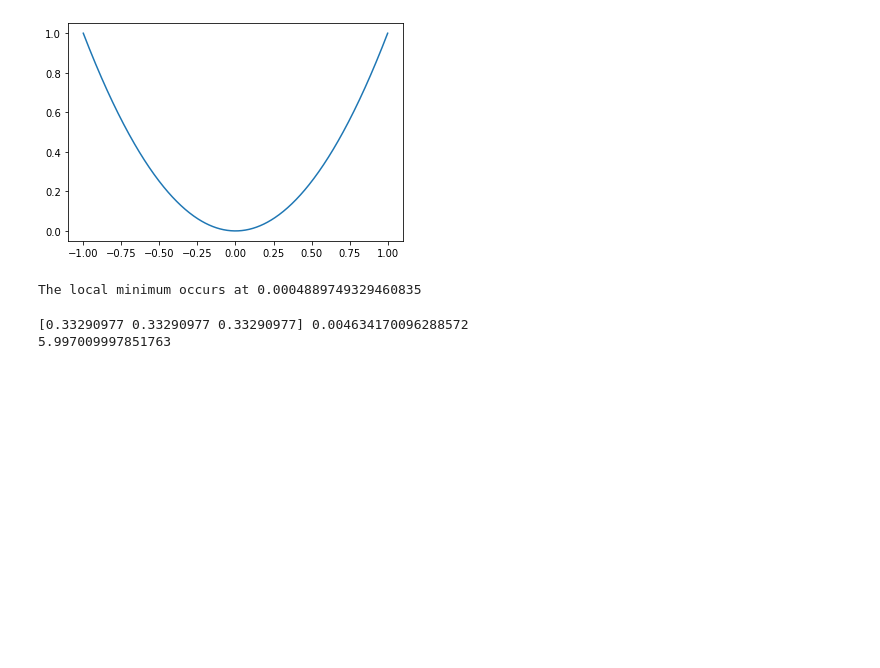
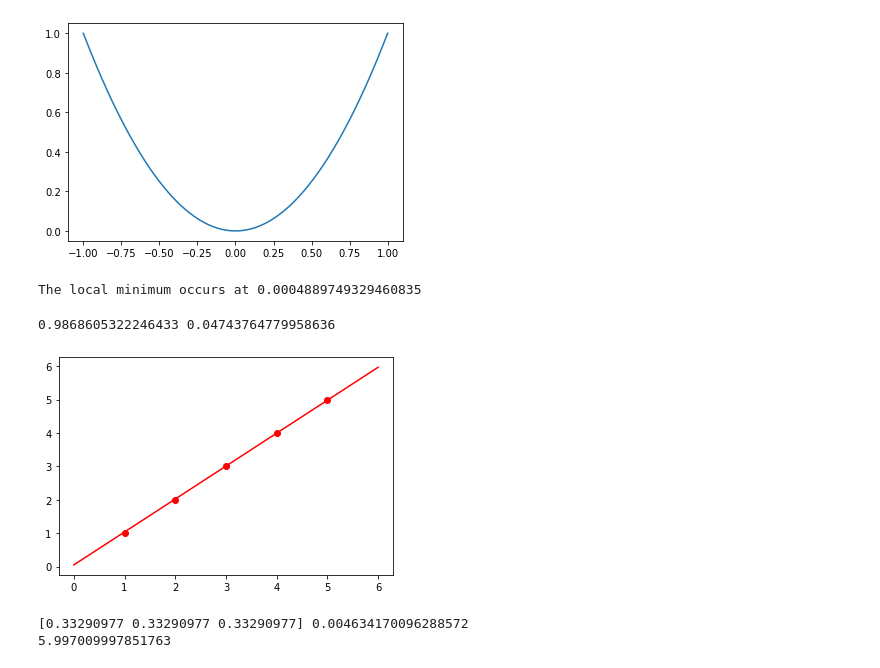
Before and after one commit to Ar11rA/python-ds, a Jupyter notebook: gradient_descent.ipynb, the cells around one changed output. Saved outputs shown, nothing was run; the diff lists cells and outputs as text; code cells hidden in the pictures; blank space fills up the shorter version.

```diff
--- a/gradient_descent.ipynb
+++ b/gradient_descent.ipynb
@@ -28,34 +28,37 @@ The local minimum occurs at 0.0004889749329460835
 # %%
 #data
 x = np.array([1, 2, 3, 4, 5])
 y = np.array([1,2,3,4,5])
 
 # linear regression equation is yp = b0 + b1x
 # linear regression cost function is (y - yp)**2
 # need to find minima for this
 # since b0 and b1, you need to find partial diff wrt b0 and b1
 
 # learning rate and number of iterations
 lr = 0.001
 n_samples = len(x)
-n_iter = 10000000
+n_iter = 10000
 b1 = 0
 b0 = 0
 
 # partial diff for b1 and b0
 for _ in range(n_iter):
     y_predicted = np.dot(x, b1) + b0
     dw = (1 / n_samples) * np.dot(x.T, (y_predicted - y))
     db = (1 / n_samples) * np.sum(y_predicted - y)
     b1 -= lr * dw
     b0 -= lr * db
 
 print(b1, b0)
 x_line = np.linspace(0,6,100)
 y_line = b1 * x_line + b0
 plt.plot(x, y, 'ro')
 plt.plot(x_line, y_line, '-r')
 plt.show()
+# %% [output]
+0.9868605322246433 0.04743764779958636
+[figure, added]
 # %%
 # extending previous example for multiple features
 # first example => y = b1*x + b0
```
